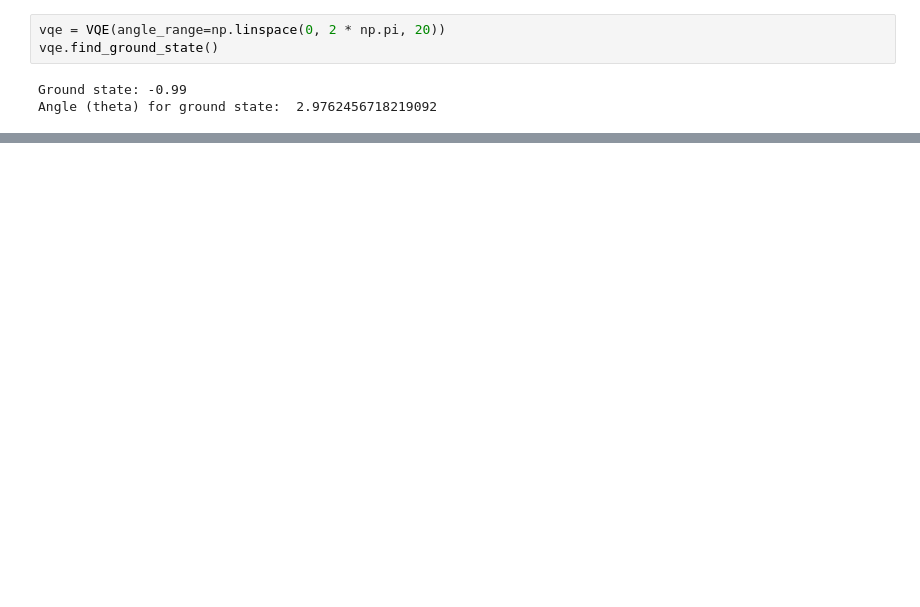
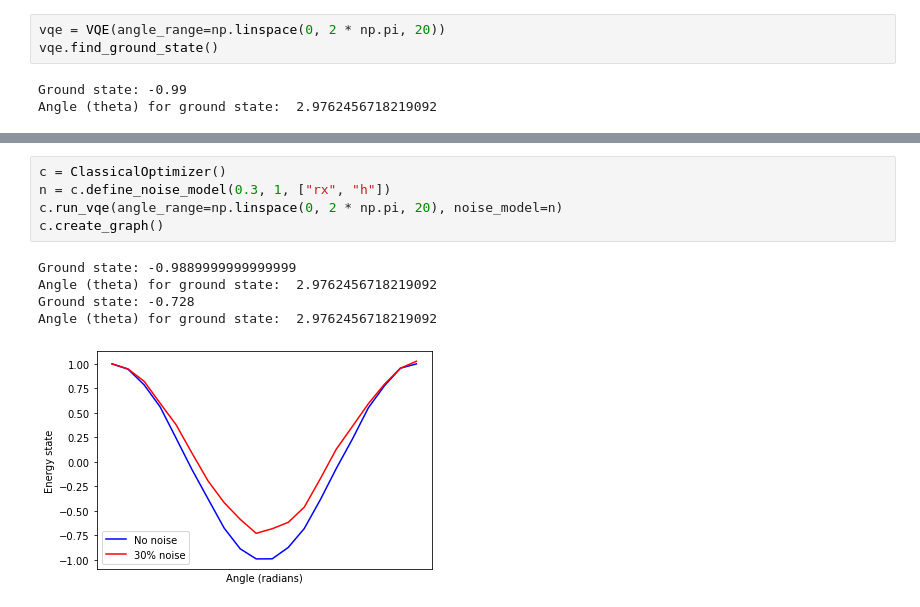
Before and after one commit to pchung39/quantum_variational_eigensolver, a Jupyter notebook: vqe.ipynb, the cells around one changed output, grey strips where cells are left out. Cells and saved outputs as stored; diff of their text form; blank space fills up the shorter version.

Commit message:
added optimizers class

```diff
--- a/vqe.ipynb
+++ b/vqe.ipynb
@@ -394,0 +287,11 @@ WARNING:matplotlib.legend:No handles with labels found to put in legend.
+# %%
+c = ClassicalOptimizer()
+n = c.define_noise_model(0.3, 1, ["rx", "h"])
+c.run_vqe(angle_range=np.linspace(0, 2 * np.pi, 20), noise_model=n)
+c.create_graph()
+# %% [output]
+Ground state: -0.9889999999999999
+Angle (theta) for ground state:  2.9762456718219092
+Ground state: -0.728
+Angle (theta) for ground state:  2.9762456718219092
+[figure, added]
```
Also changed, not shown: parts of 30 cells of this notebook, 4 other files.
